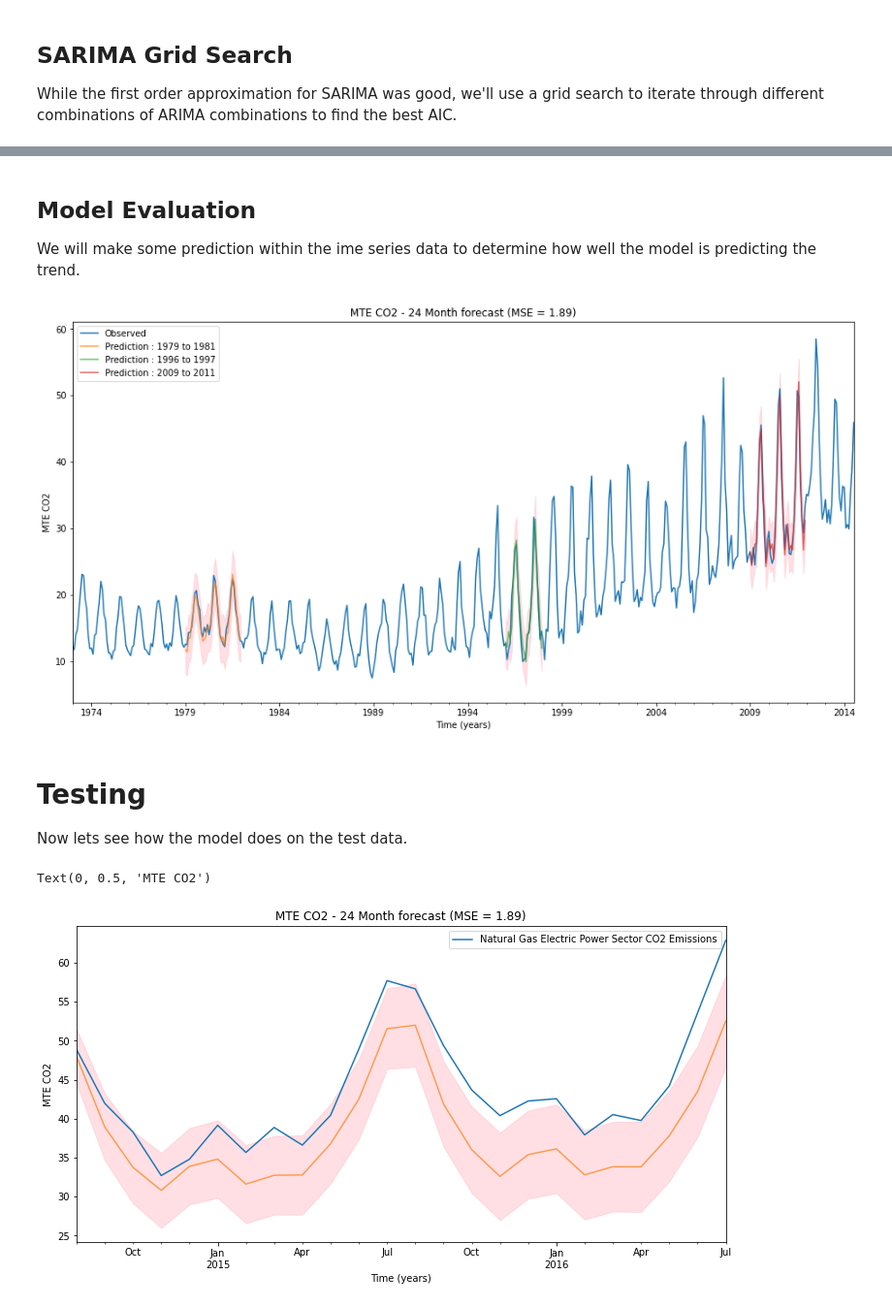
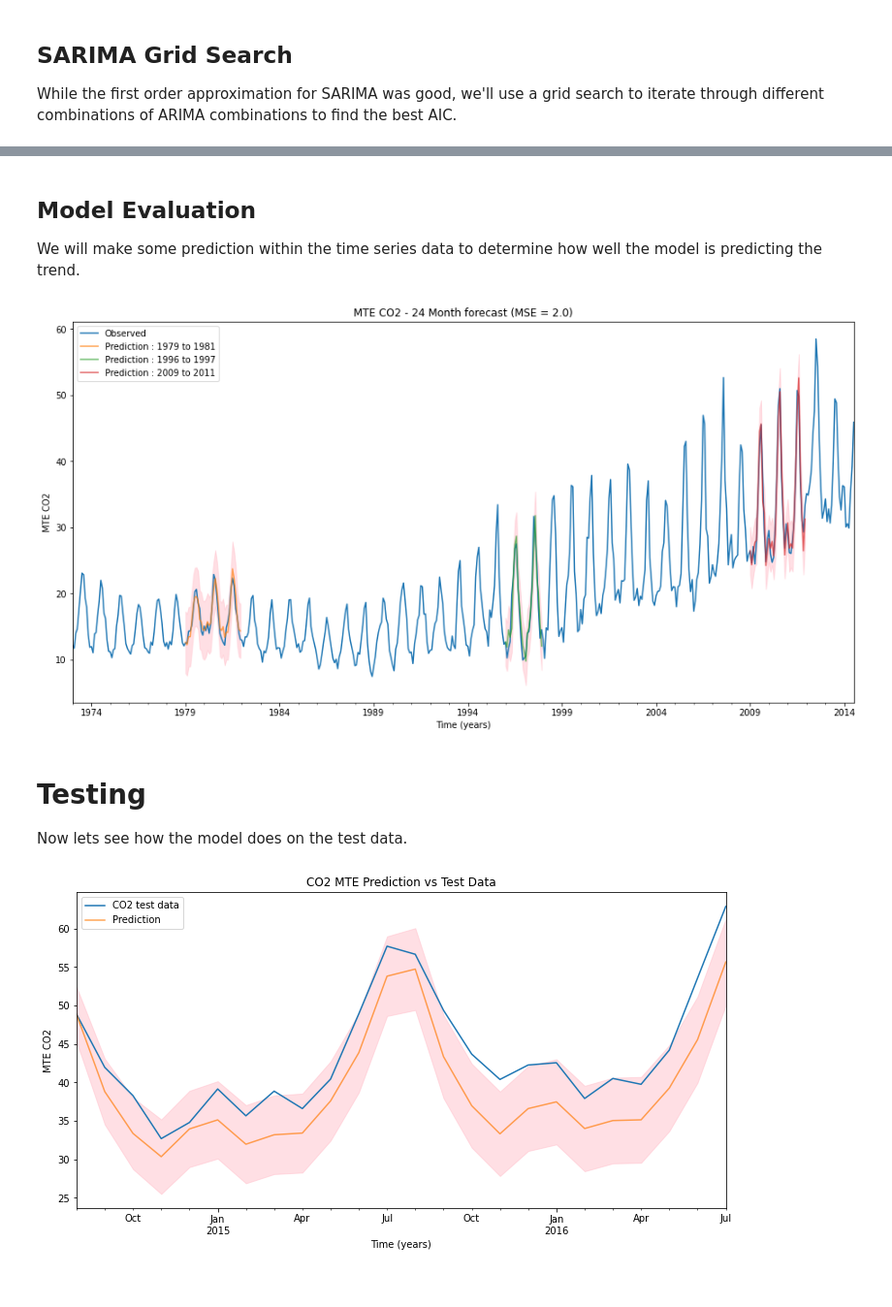
Before and after one commit to richsharples/MIT-DS, a Jupyter notebook: CapstoneFinal.ipynb, the cells around one changed output, grey strips where cells are left out. Shown at 97% size. Cells and saved outputs as stored; diff of their text form; code cells hidden in the pictures.

```diff
--- a/CapstoneFinal.ipynb
+++ b/CapstoneFinal.ipynb
@@ -382,5 +382,5 @@ Top 3 models
 # %%
 # Plot and evaluate the best model so we can compare it to our manual model
 
-results = EvalSARIMA (mte,(1, 1, 1) , (0, 1, 1, 12))
+results = EvalSARIMA (mte,(1, 1, 2) , (0, 2, 2, 12))
 # %% [output]
@@ -389,7 +389,7 @@ results = EvalSARIMA (mte,(1, 1, 1) , (0, 1, 1, 12))
 # %% [markdown]
 ## Model Evaluation
 
-We will make some prediction within the ime series data to determine how well the model is predicting the trend.
+We will make some prediction within the time series data to determine how well the model is predicting the trend.
 # %%
 
 
@@ -430,7 +430,7 @@ plt.legend()
 
 plt.show()
 # %% [output]
-[figure, old version]
+[figure, new version]
 # %% [markdown]
 # Testing
 
@@ -438,29 +438,33 @@ Now lets see how the model does on the test data.
 # %%
 start=len(mte)
 end=len(mte)+len(mte_test)-1
 
 predictions = results.get_prediction(start=start, end=end, dynamic=False)
 
 # Plot predictions with confidence intervals against known values
 
 ax = mte_test.plot(legend=True,
                    figsize=(12,6),
-                   title=title)
+                   label="CO2 test data",
+                   title="CO2 MTE Prediction vs Test Data")
 
 pr_ci = predictions.conf_int()
 pr_ci.head()
 
-predictions.predicted_mean.plot(ax=ax, label=label, alpha=.7)
+predictions.predicted_mean.plot(ax=ax, label="Prediction", alpha=.7)
 
 ax.fill_between(pr_ci.index,
                 pr_ci.iloc[:, 0],
                 pr_ci.iloc[:, 1], color='pink', alpha=.5)
 
 ax.set_xlabel('Time (years)')
 ax.set_ylabel('MTE CO2')
+
+plt.legend()
+
+plt.show()
 # %% [output]
-Text(0, 0.5, 'MTE CO2')
-[figure, old version]
+[figure, new version]
 # %% [markdown]
 ## Observations
 
```
Also changed, not shown: parts of 9 cells of this notebook.
